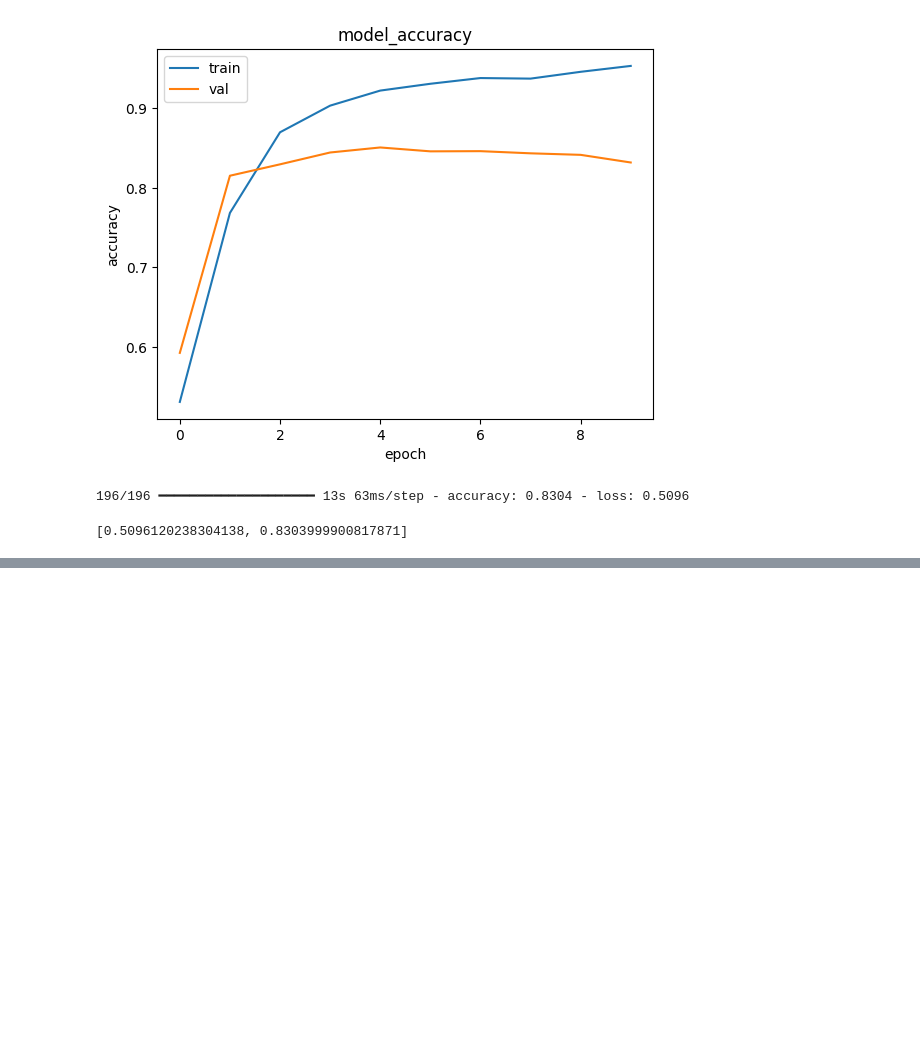
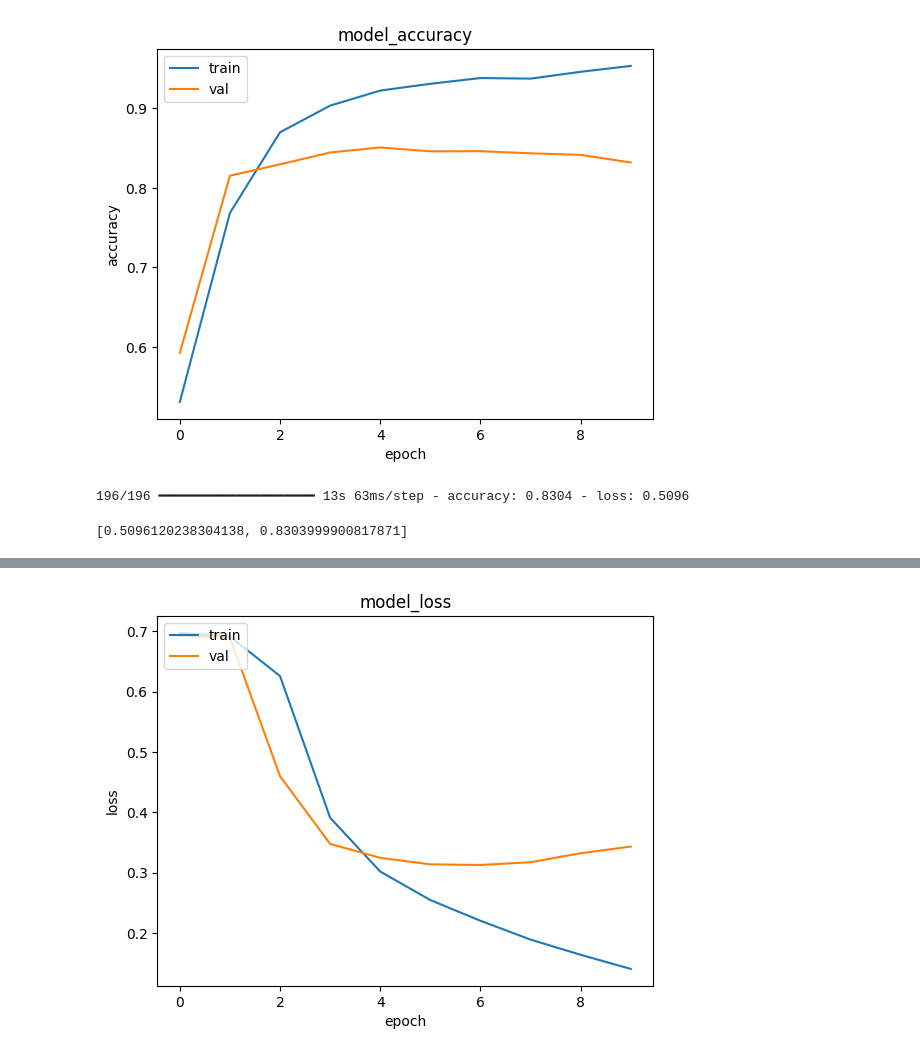
Before and after one commit to samratrajsharma/Sentiment_Analysis_RNN_BERT_Tranformers, a Jupyter notebook: RNN_Build.ipynb, the cells around one changed output, grey strips where cells are left out. Drawn from its saved outputs; the diff is of its cells as text; code cells hidden in the pictures; blank space fills up the shorter version.

```diff
--- a/RNN_Build.ipynb
+++ b/RNN_Build.ipynb
@@ -413,0 +482,18 @@ model.evaluate(test_dataset)
+# %%
+EMBEDDING_DIM=300
+model=tf.keras.models.Sequential([
+    Input(shape=(SEQUENCE_LENGTH,)),
+    Embedding(
+        VOCAB_SIZE,
+        EMBEDDING_DIM,
+        embeddings_initializer=tf.keras.initializers.Constant(pretrained_embeddings_array),
+        trainable=True,
+    ),
+
+    Conv1D(32, 3, activation='relu',),
+    Flatten(),
+    Dense(32, activation='relu'),
+    Dropout(0.5),
+    Dense(1,activation='sigmoid'),
+])
+model.summary()
@@ -413,0 +520,17 @@ model.evaluate(test_dataset)
+# %%
+checkpoint_filepath = 'sentiment_analysis/conv_1d_word2vec.h5'
+model_checkpoint_callback = tf.keras.callbacks.ModelCheckpoint(
+    filepath=checkpoint_filepath,
+    monitor='val_accuracy',
+    mode='max',
+    save_best_only=True)
+# %%
+model.compile(loss=tf.keras.losses.BinaryCrossentropy(),
+              optimizer=tf.keras.optimizers.Adam(1e-4),
+              metrics=['accuracy'])
+# %%
+history=model.fit(
+    train_dataset,
+    validation_data=val_dataset,
+    epochs=10,
+    callbacks=[model_checkpoint_callback])
@@ -413,0 +562,10 @@ model.evaluate(test_dataset)
+# %%
+plt.plot(history.history['loss'])
+plt.plot(history.history['val_loss'])
+plt.title('model_loss')
+plt.ylabel('loss')
+plt.xlabel('epoch')
+plt.legend(['train', 'val'], loc='upper left')
+plt.show()
+# %% [output]
+[figure, added]
```
Also changed, not shown: parts of 42 cells of this notebook, 7 other files.
